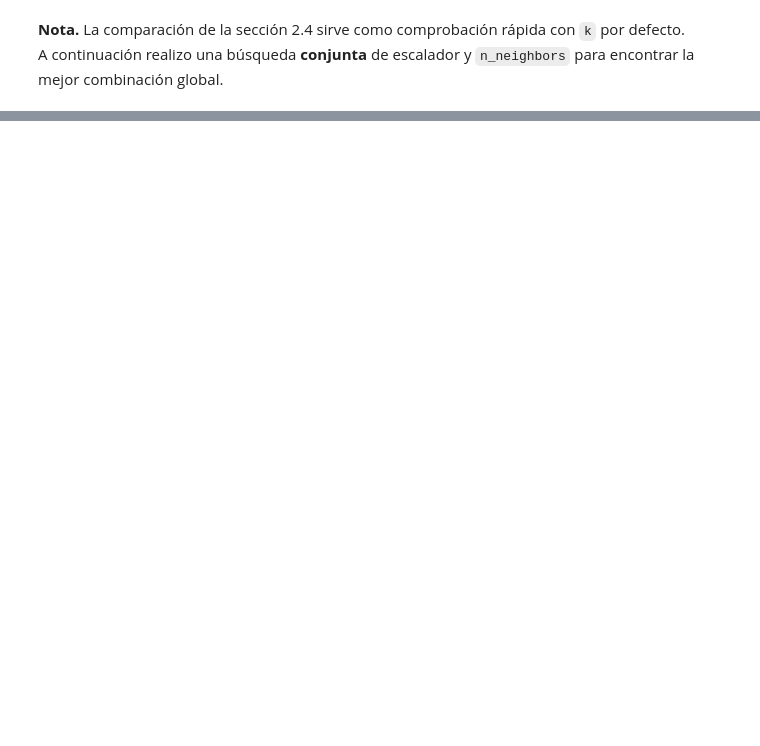
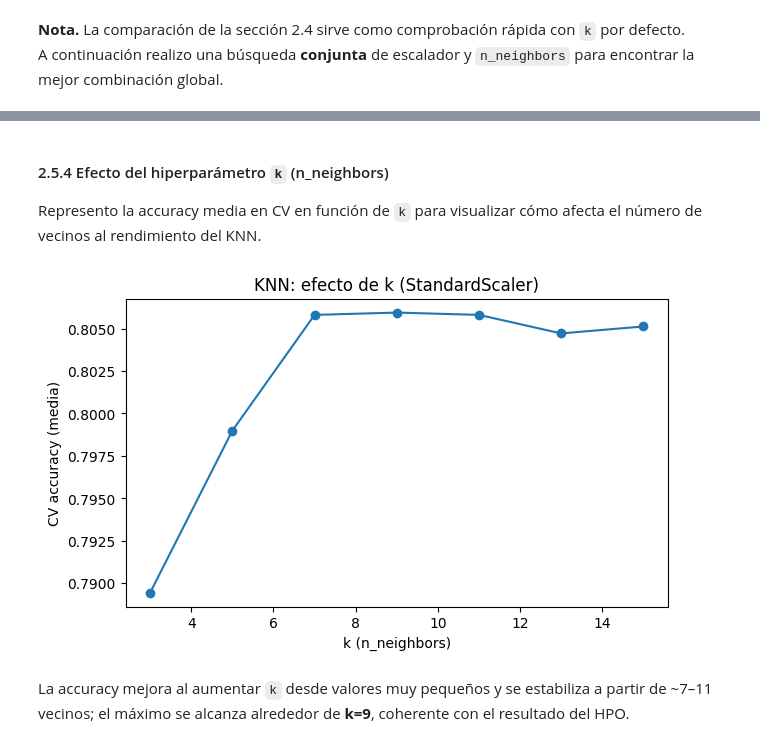
Before and after one commit to DiegoVa6/Grupo05_Practica1, a Jupyter notebook: exercise.ipynb, the cells around one changed output, grey strips where cells are left out. Cells and saved outputs as stored; diff of their text form; code cells hidden in the pictures; blank space fills up the shorter version.

```diff
--- a/exercise.ipynb
+++ b/exercise.ipynb
@@ -570,0 +664,24 @@ grid_results.head(10)
+# %% [markdown]
+#### 2.5.4 Efecto del hiperparámetro `k` (n_neighbors)
+
+Represento la accuracy media en CV en función de `k` para visualizar cómo afecta el número de vecinos al rendimiento del KNN.
+# %%
+cvres_knn = pd.DataFrame(grid.cv_results_)
+
+# Nos quedamos con el scaler ganador para que la curva sea limpia
+best_scaler_name = type(grid.best_params_["preprocess__num__scaler"]).__name__
+cvres_knn["scaler"] = cvres_knn["param_preprocess__num__scaler"].apply(lambda s: type(s).__name__)
+cvres_knn["k"] = cvres_knn["param_model__n_neighbors"].astype(int)
+
+plot_k = cvres_knn[cvres_knn["scaler"] == best_scaler_name].sort_values("k")
+
+plt.figure(figsize=(7,4))
+plt.plot(plot_k["k"], plot_k["mean_test_score"], marker="o")
+plt.xlabel("k (n_neighbors)")
+plt.ylabel("CV accuracy (media)")
+plt.title(f"KNN: efecto de k ({best_scaler_name})")
+plt.show()
+# %% [output]
+[figure, added]
+# %% [markdown]
+La accuracy mejora al aumentar `k` desde valores muy pequeños y se estabiliza a partir de ~7–11 vecinos; el máximo se alcanza alrededor de **k=9**, coherente con el resultado del HPO.
```
Also changed, not shown: parts of 28 cells of this notebook.
